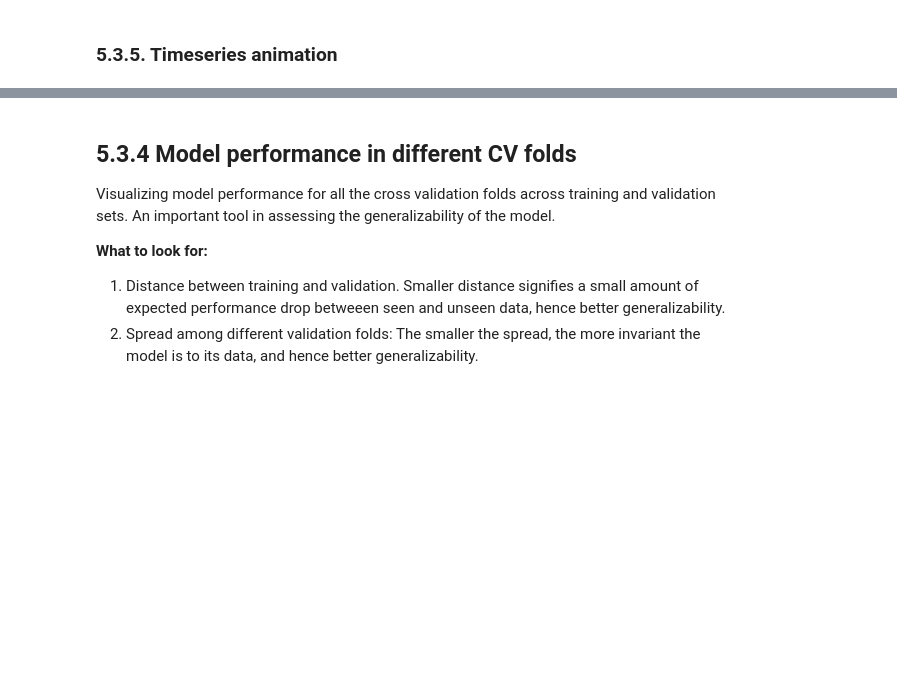
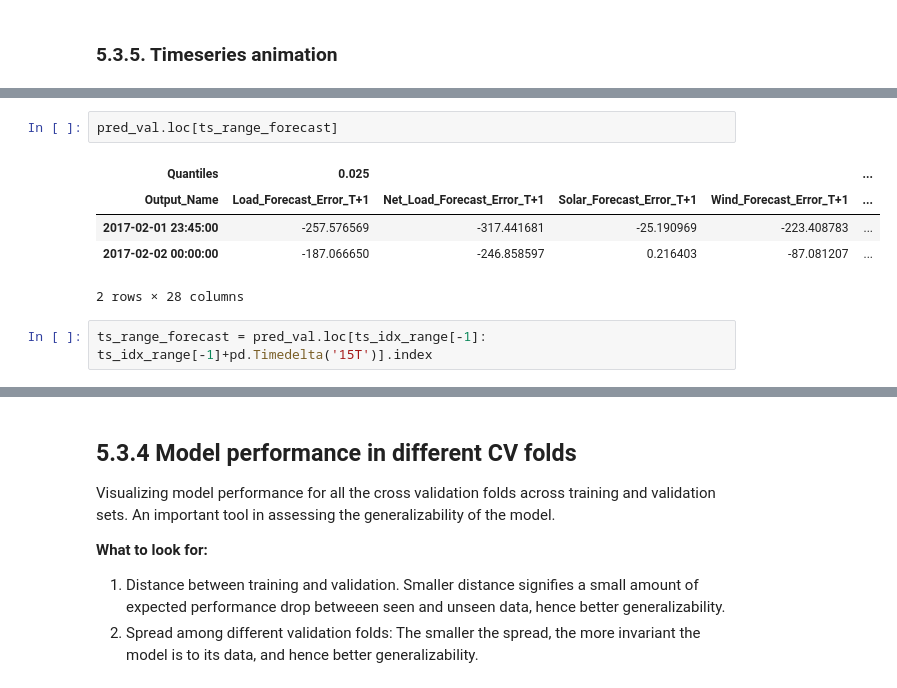
Before and after one commit to e3-/RESERVE-Public, a Jupyter notebook: code/rescue.ipynb, the cells around one changed output, grey strips where cells are left out. Saved outputs shown, nothing was run; the diff lists cells and outputs as text; blank space fills up the shorter version.

```diff
--- a/code/rescue.ipynb
+++ b/code/rescue.ipynb
@@ -609,0 +625,10 @@ ax.legend(frameon=False, loc="center left", bbox_to_anchor=[1, 0.5])
+# %%
+pred_val.loc[ts_range_forecast]
+# %% [output]
+| Quantiles | 0.025 |  |  |  | ... |
+| Output_Name | Load_Forecast_Error_T+1 | Net_Load_Forecast_Error_T+1 | Solar_Forecast_Error_T+1 | Wind_Forecast_Error_T+1 | ... |
+| 2017-02-01 23:45:00 | -257.576569 | -317.441681 | -25.190969 | -223.408783 | ... |
+| 2017-02-02 00:00:00 | -187.066650 | -246.858597 | 0.216403 | -87.081207 | ... |
+2 rows × 28 columns
+# %%
+ts_range_forecast = pred_val.loc[ts_idx_range[-1]: ts_idx_range[-1]+pd.Timedelta('15T')].index
```
Also changed, not shown: parts of 3 cells of this notebook.
